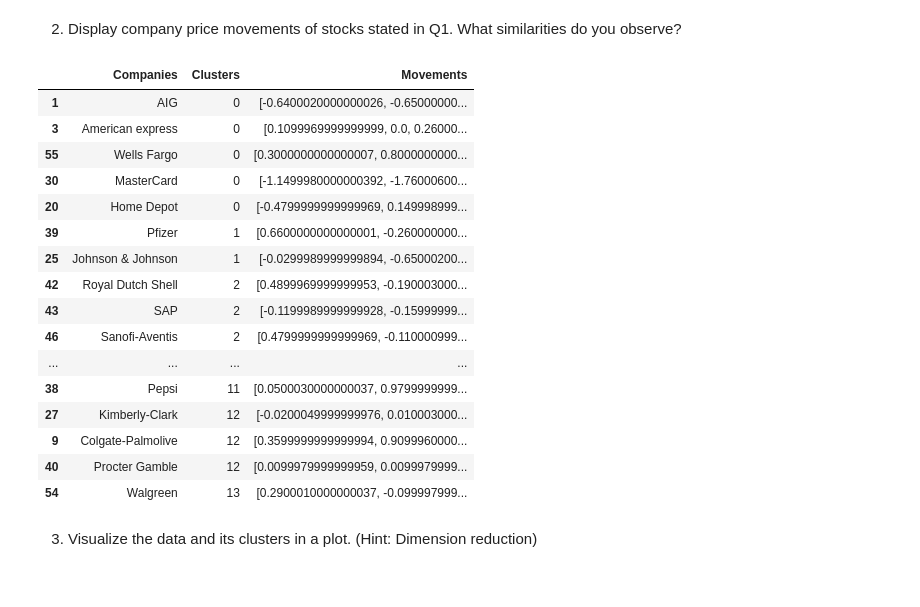
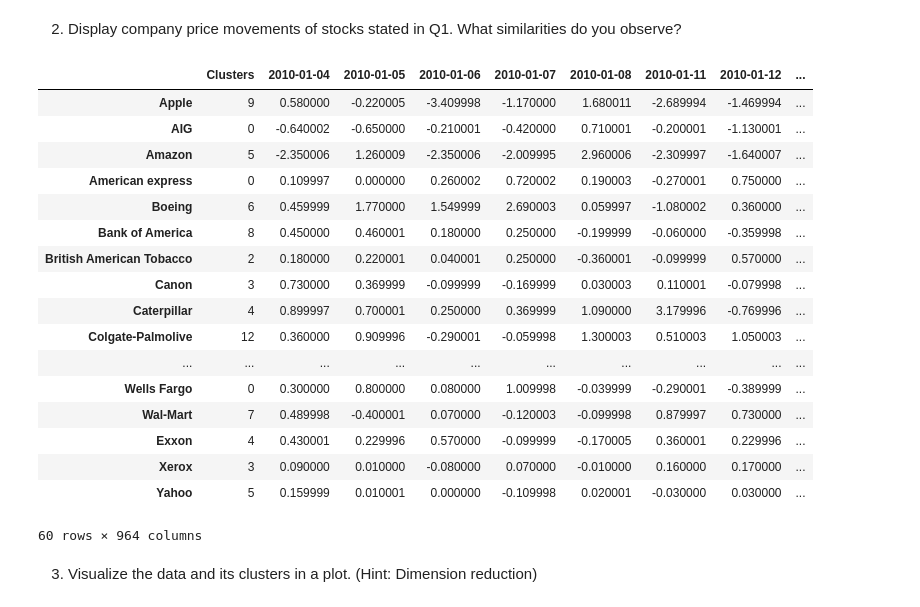
Before and after one commit to kvtang1511/forwardschool-ads-exercise, a Jupyter notebook: Week 6/W6 - Exercise 2 - Clustering_stocks_using_kmeans.ipynb, the cells around one changed output. Drawn from its saved outputs; the diff is of its cells as text; code cells hidden in the pictures.

```diff
--- a/Week 6/W6 - Exercise 2 - Clustering_stocks_using_kmeans.ipynb
+++ b/Week 6/W6 - Exercise 2 - Clustering_stocks_using_kmeans.ipynb
@@ -97,26 +105,26 @@ prediction_cluster
 # %% [markdown]
 2. Display company price movements of stocks stated in Q1. What similarities do you observe?
-# %%
-prediction_cluster['Movements'] = movements.tolist()
-prediction_cluster = prediction_cluster.sort_values(['Clusters'])
-prediction_cluster
-# %% [output]
-|  | Companies | Clusters | Movements |
-| 1 | AIG | 0 | [-0.6400020000000026, -0.65000000... |
-| 3 | American express | 0 | [0.1099969999999999, 0.0, 0.26000... |
-| 55 | Wells Fargo | 0 | [0.3000000000000007, 0.8000000000... |
-| 30 | MasterCard | 0 | [-1.1499980000000392, -1.76000600... |
-| 20 | Home Depot | 0 | [-0.4799999999999969, 0.149998999... |
-| 39 | Pfizer | 1 | [0.6600000000000001, -0.260000000... |
-| 25 | Johnson & Johnson | 1 | [-0.0299989999999894, -0.65000200... |
-| 42 | Royal Dutch Shell | 2 | [0.4899969999999953, -0.190003000... |
-| 43 | SAP | 2 | [-0.1199989999999928, -0.15999999... |
-| 46 | Sanofi-Aventis | 2 | [0.4799999999999969, -0.110000999... |
-| ... | ... | ... | ... |
-| 38 | Pepsi | 11 | [0.0500030000000037, 0.9799999999... |
-| 27 | Kimberly-Clark | 12 | [-0.0200049999999976, 0.010003000... |
-| 9 | Colgate-Palmolive | 12 | [0.3599999999999994, 0.9099960000... |
-| 40 | Procter Gamble | 12 | [0.0099979999999959, 0.0099979999... |
-| 54 | Walgreen | 13 | [0.2900010000000037, -0.099997999... |
+# %%
+result = pd.concat([company_cluster, stocks_df], axis=1, join='outer')
+result
+# %% [output]
+|  | Clusters | 2010-01-04 | 2010-01-05 | 2010-01-06 | 2010-01-07 | 2010-01-08 | 2010-01-11 | 2010-01-12 | ... |
+| Apple | 9 | 0.580000 | -0.220005 | -3.409998 | -1.170000 | 1.680011 | -2.689994 | -1.469994 | ... |
+| AIG | 0 | -0.640002 | -0.650000 | -0.210001 | -0.420000 | 0.710001 | -0.200001 | -1.130001 | ... |
+| Amazon | 5 | -2.350006 | 1.260009 | -2.350006 | -2.009995 | 2.960006 | -2.309997 | -1.640007 | ... |
+| American express | 0 | 0.109997 | 0.000000 | 0.260002 | 0.720002 | 0.190003 | -0.270001 | 0.750000 | ... |
+| Boeing | 6 | 0.459999 | 1.770000 | 1.549999 | 2.690003 | 0.059997 | -1.080002 | 0.360000 | ... |
+| Bank of America | 8 | 0.450000 | 0.460001 | 0.180000 | 0.250000 | -0.199999 | -0.060000 | -0.359998 | ... |
+| British American Tobacco | 2 | 0.180000 | 0.220001 | 0.040001 | 0.250000 | -0.360001 | -0.099999 | 0.570000 | ... |
+| Canon | 3 | 0.730000 | 0.369999 | -0.099999 | -0.169999 | 0.030003 | 0.110001 | -0.079998 | ... |
+| Caterpillar | 4 | 0.899997 | 0.700001 | 0.250000 | 0.369999 | 1.090000 | 3.179996 | -0.769996 | ... |
+| Colgate-Palmolive | 12 | 0.360000 | 0.909996 | -0.290001 | -0.059998 | 1.300003 | 0.510003 | 1.050003 | ... |
+| ... | ... | ... | ... | ... | ... | ... | ... | ... | ... |
+| Wells Fargo | 0 | 0.300000 | 0.800000 | 0.080000 | 1.009998 | -0.039999 | -0.290001 | -0.389999 | ... |
+| Wal-Mart | 7 | 0.489998 | -0.400001 | 0.070000 | -0.120003 | -0.099998 | 0.879997 | 0.730000 | ... |
+| Exxon | 4 | 0.430001 | 0.229996 | 0.570000 | -0.099999 | -0.170005 | 0.360001 | 0.229996 | ... |
+| Xerox | 3 | 0.090000 | 0.010000 | -0.080000 | 0.070000 | -0.010000 | 0.160000 | 0.170000 | ... |
+| Yahoo | 5 | 0.159999 | 0.010001 | 0.000000 | -0.109998 | 0.020001 | -0.030000 | 0.030000 | ... |
+60 rows × 964 columns
 # %% [markdown]
 3. Visualize the data and its clusters in a plot. (Hint: Dimension reduction)
```
Also changed, not shown: parts of 3 cells of this notebook, 1 other file.
